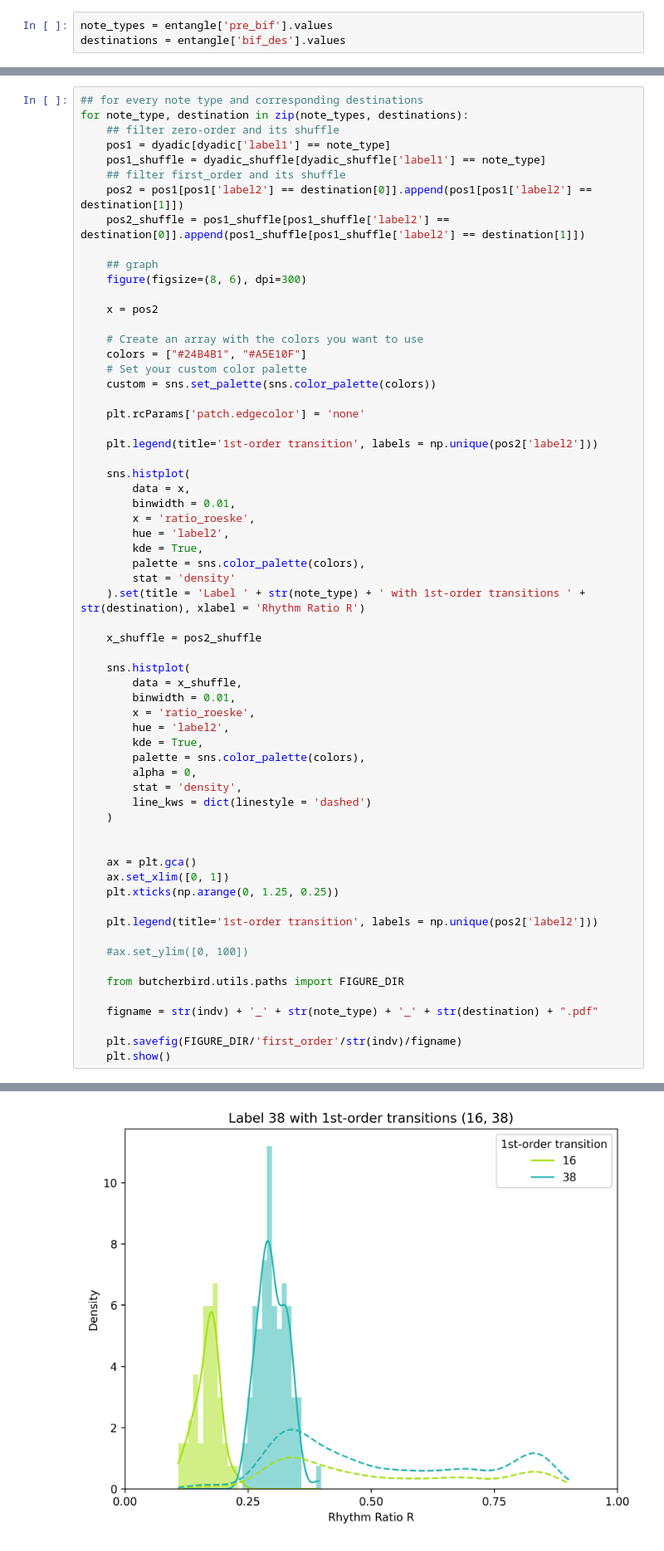
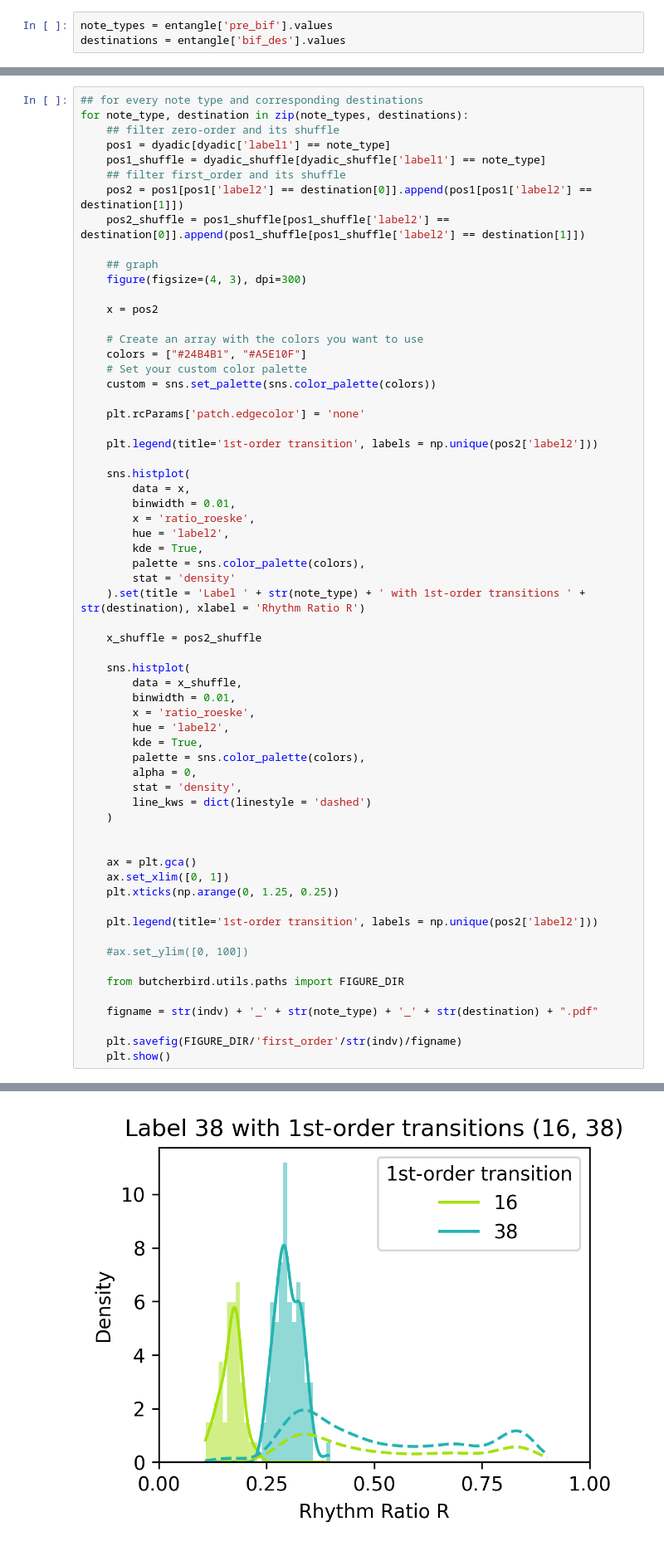
Before and after one commit to xingjeffrey/syntax_rhythm_pbb, a Jupyter notebook: notebooks/3_Syntactic modulations of rhythm/3.1 First Order Syntax for Bird 22.ipynb, the cells around one changed output, grey strips where cells are left out. Shown at 83% size. Drawn from its saved outputs; the diff is of its cells as text.

```diff
--- a/notebooks/3_Syntactic modulations of rhythm/3.1 First Order Syntax for Bird 22.ipynb
+++ b/notebooks/3_Syntactic modulations of rhythm/3.1 First Order Syntax for Bird 22.ipynb
@@ -550,7 +550,7 @@ for note_type, destination in zip(note_types, destinations):
     pos2_shuffle = pos1_shuffle[pos1_shuffle['label2'] == destination[0]].append(pos1_shuffle[pos1_shuffle['label2'] == destination[1]])
 
     ## graph
-    figure(figsize=(8, 6), dpi=300)
+    figure(figsize=(4, 3), dpi=300)
 
     x = pos2
 
@@ -618 +618 @@ for note_type, destination in zip(note_types, destinations):
-[figure, old version]
+[figure, new version]
```
Also changed, not shown: parts of 9 cells of this notebook, 45 other files.
